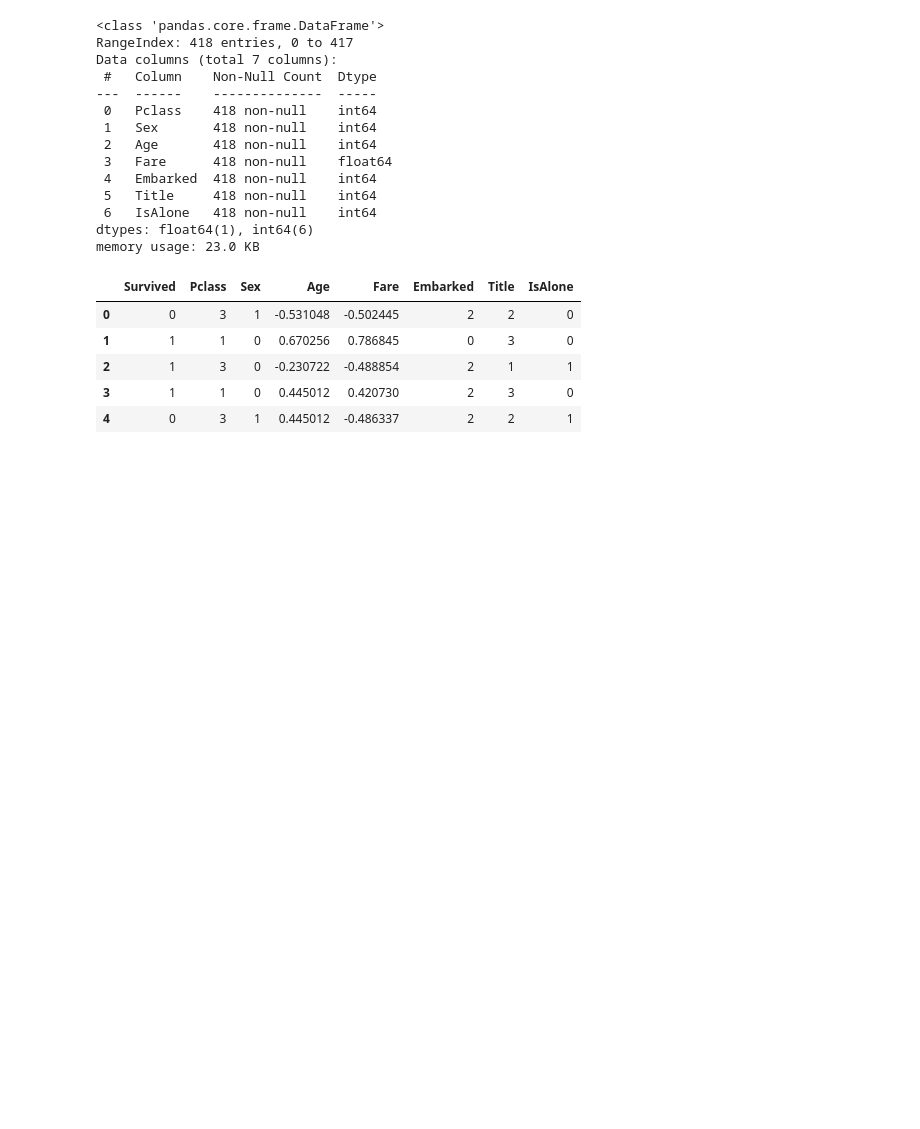
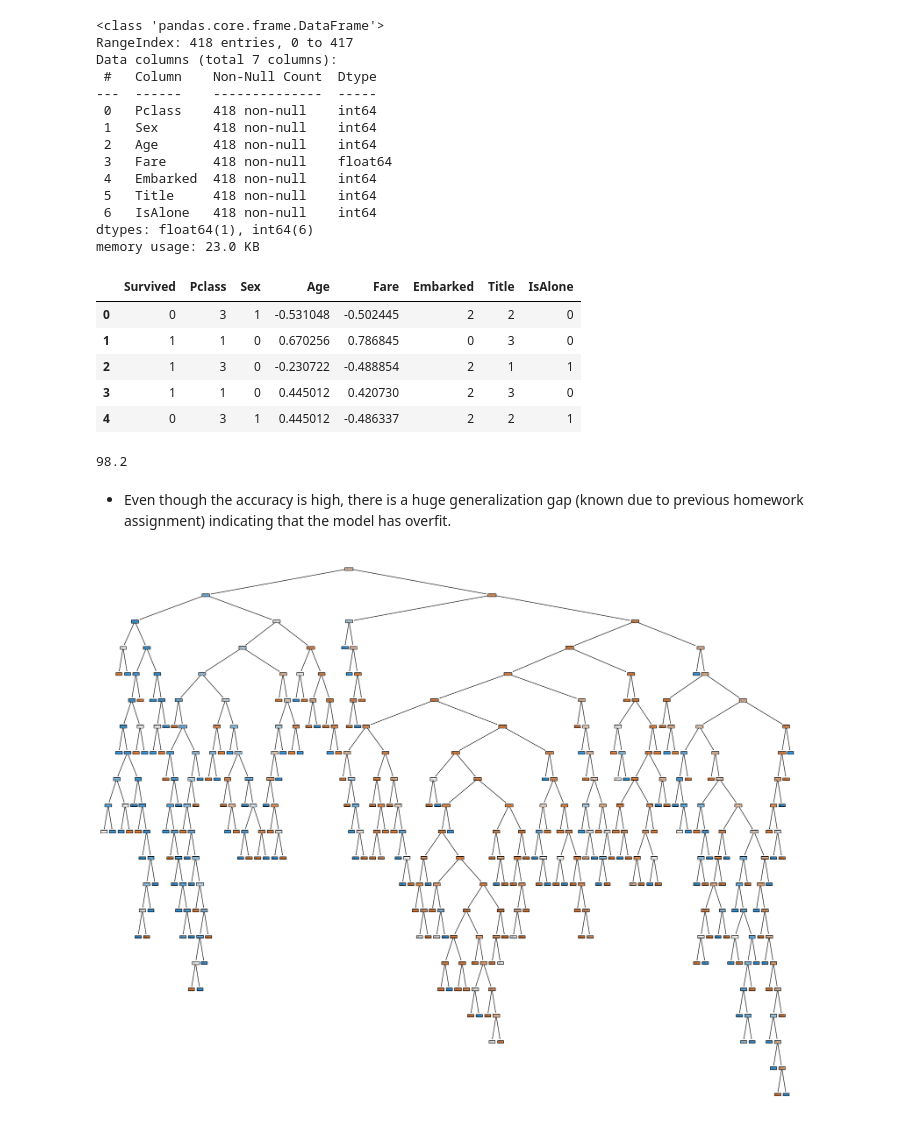
Before and after one commit to sameepv21/CSE-572-DM, a Jupyter notebook: HW2/titanic.ipynb, the cells around one changed output. Cells and saved outputs as stored; diff of their text form; code cells hidden in the pictures; blank space fills up the shorter version.

Commit message:
[plot]: base decision tree completed

```diff
--- a/HW2/titanic.ipynb
+++ b/HW2/titanic.ipynb
@@ -231,3 +232,26 @@ train_df.head()
 | 2 | 1 | 3 | 0 | -0.230722 | -0.488854 | 2 | 1 | 1 |
 | 3 | 1 | 1 | 0 | 0.445012 | 0.420730 | 2 | 3 | 0 |
 | 4 | 0 | 3 | 1 | 0.445012 | -0.486337 | 2 | 2 | 1 |
+# %%
+# Split training set
+X_train = train_df.drop("Survived", axis = 1)
+y_train = train_df['Survived']
+X_test = test_df.copy()
+# %%
+# Base decision tree
+dt = tree.DecisionTreeClassifier()
+dt = dt.fit(X_train, y_train)
+
+y_pred = dt.predict(X_test)
+acc_dt = round(dt.score(X_train, y_train) * 100, 2)
+acc_dt
+# %% [output]
+98.2
+# %% [markdown]
+* Even though the accuracy is high, there is a huge generalization gap (known due to previous homework assignment) indicating that the model has overfit.
+# %%
+# Visualize decision tree
+fig = plt.figure(figsize=(25,20))
+_ = tree.plot_tree(dt, feature_names = X_train.columns, class_names=['0', '1'], filled = True)
+# %% [output]
+[figure, added]
```
Also changed, not shown: parts of 1 cell of this notebook.
